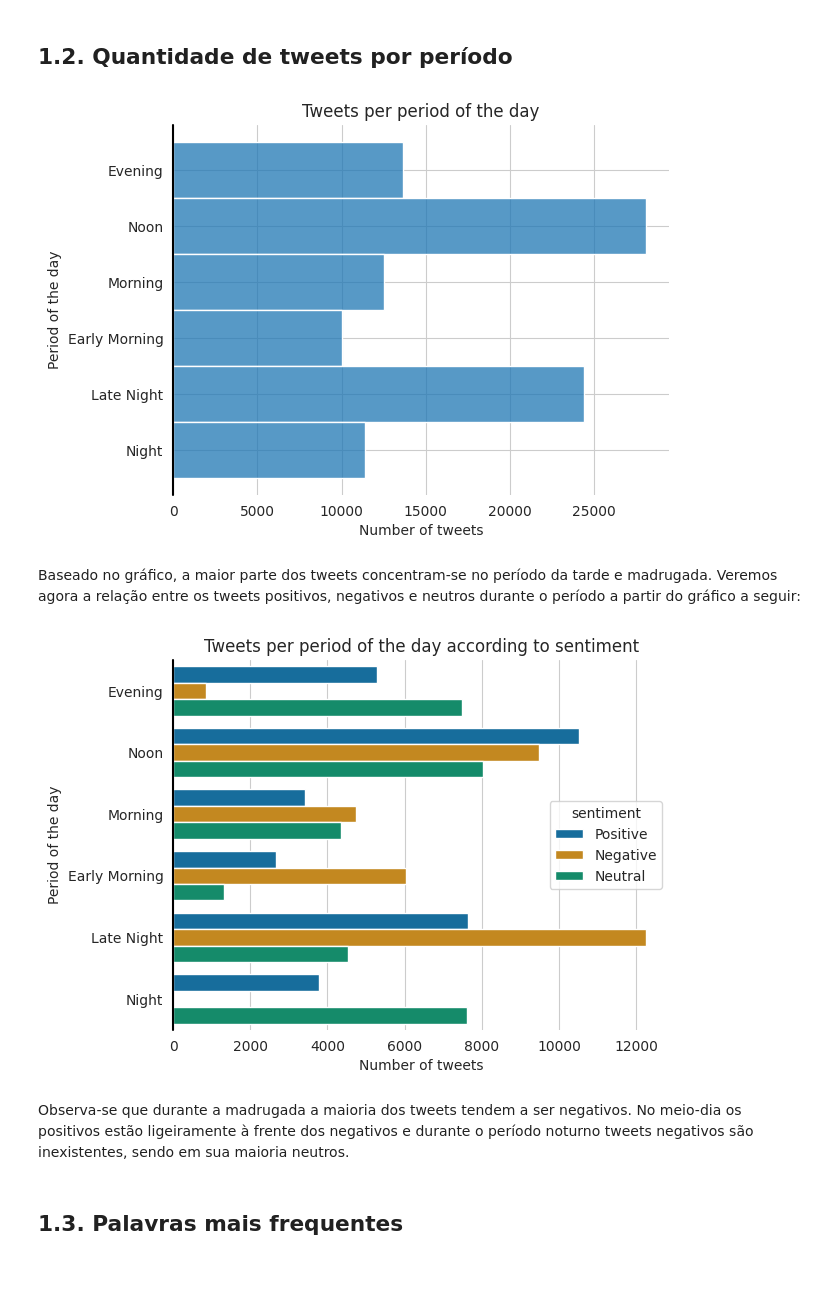
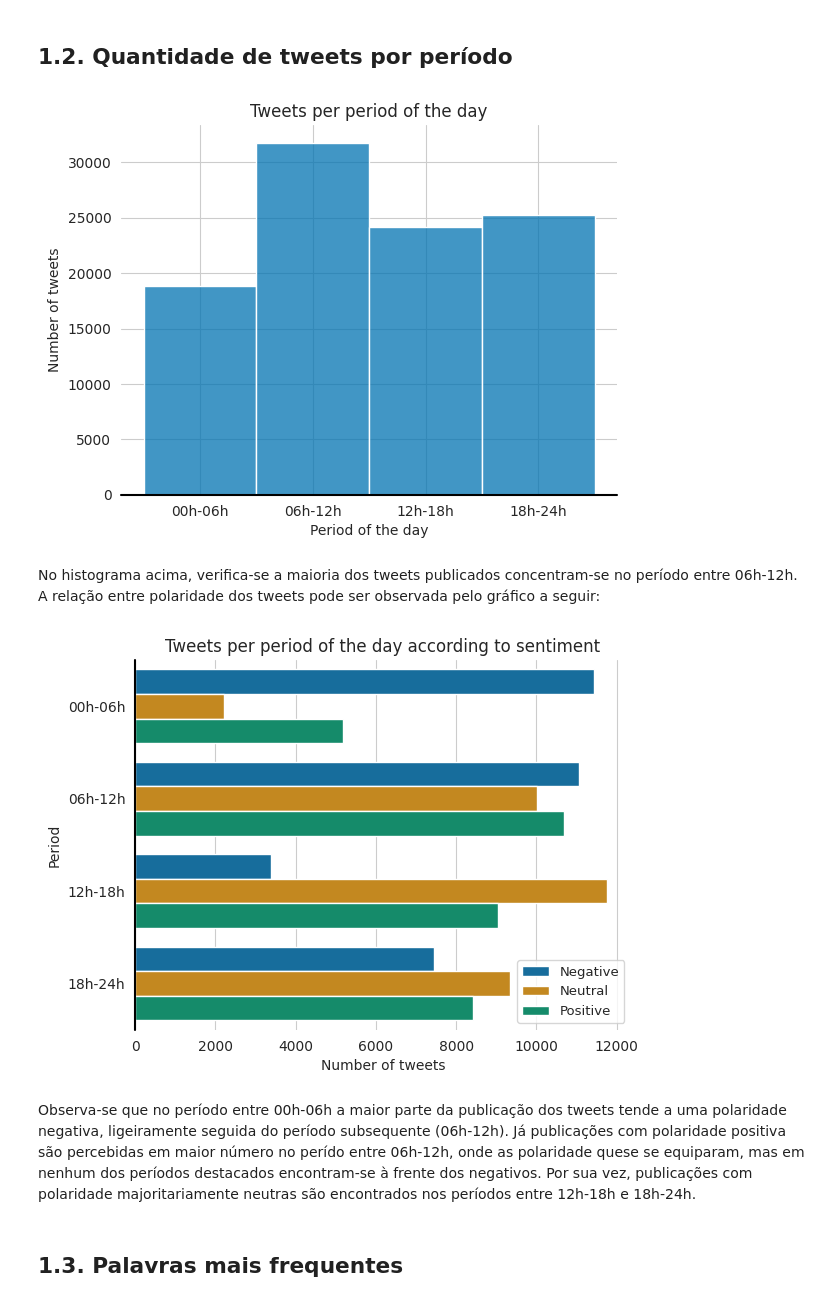
Before and after one commit to atlantico-academy/twitter-sentiment-analysis, a Jupyter notebook: notebooks/01-exploratory_data_analysis.ipynb, the cells around one changed output. Cells and saved outputs as stored; diff of their text form; code cells hidden in the pictures; blank space fills up the shorter version.

```diff
--- a/notebooks/01-exploratory_data_analysis.ipynb
+++ b/notebooks/01-exploratory_data_analysis.ipynb
@@ -84,15 +85,2 @@ A base de dados não possui valores nulos.
 # %% [markdown]
 ## 1.1. Obtenção dos períodos do dia
-# %%
-db['date'] = pd.to_datetime(db['tweet_date'])
-db['period'] = (db['date'].dt.hour % 24 + 4) // 4
-db['period'].replace({1: 'Late Night',
-                      2: 'Early Morning',
-                      3: 'Morning',
-                      4: 'Noon',
-                      5: 'Evening',
-                      6: 'Night'}, inplace=True)
-db['sentiment'].replace({0: 'Negative',
-                         1: 'Positive',
-                         2: 'Neutral'}, inplace=True)
-db.head()
@@ -105,0 +87,22 @@ db.head()
+# %%
+# obtenção de dados do dataset
+db['date'] = pd.to_datetime(db['tweet_date'])
+
+#conversão do horário para UTC -3
+db['date'] = db.date.dt.tz_convert('Brazil/East')
+
+# padronização em horas
+db['period'] = db['date'].dt.hour % 24
+
+# dicionário com horários
+db['period'].replace({0: '00h-06h', 1: '00h-06h', 2: '00h-06h', 3: '00h-06h', 4: '00h-06h', 5: '00h-06h',
+                      6: '06h-12h', 7: '06h-12h', 8: '06h-12h', 9: '06h-12h', 10: '06h-12h', 11: '06h-12h',
+                     12: '12h-18h', 13: '12h-18h', 14: '12h-18h', 15: '12h-18h', 16: '12h-18h', 17: '12h-18h',
+                     18: '18h-24h', 19: '18h-24h', 20: '18h-24h', 21: '18h-24h', 22: '18h-24h', 23: '18h-24h'}, inplace=True)
+
+# sentimento
+db['sentiment'].replace({0: 'Negative',
+                         1: 'Positive',
+                         2: 'Neutral'}, inplace=True)
+
+db.head()
@@ -106,31 +119,36 @@ db.head()
 # %% [markdown]
 ## 1.2. Quantidade de tweets por período
 # %%
+db = db.sort_values(by='period')
 sns.set_style('whitegrid')
-axis = sns.histplot(data=db, y='period')
+axis = sns.histplot(data=db, x= 'period')
 axis.set(frame_on=False)
-axis.axvline(0, color='k', clip_on=False)
-plt.ylabel('Period of the day')
-plt.xlabel('Number of tweets')
+axis.axhline(0, color='k', clip_on=False)
+plt.xlabel('Period of the day')
+plt.ylabel('Number of tweets')
 plt.title('Tweets per period of the day')
 plt.show()
 # %% [output]
-[figure, old version]
+[figure, new version]
-# %% [markdown]
-Baseado no gráfico, a maior parte dos tweets concentram-se no período da tarde e madrugada. Veremos agora a relação entre os tweets positivos, negativos e neutros durante o período a partir do gráfico a seguir:
+# %% [markdown]
+No histograma acima, verifica-se a maioria dos tweets publicados concentram-se no período entre 06h-12h.
+A relação entre polaridade dos tweets pode ser observada pelo gráfico a seguir:
 # %%
 sns.set_style('whitegrid')
-axis = sns.countplot(data=db, y='period', hue='sentiment',)
-                   #palette={'Negative': 'red', 'Neutral': 'gray' , 'Positive': 'green'})
+axis = sns.countplot(data=db, y='period', hue='sentiment', order = lista_ord)
+
 axis.set(frame_on=False)
 axis.axvline(0, color='k', clip_on=False)
-plt.ylabel('Period of the day')
+plt.ylabel('Period')
 plt.xlabel('Number of tweets')
 plt.title('Tweets per period of the day according to sentiment')
+plt.legend(fontsize='9.5')
 plt.show()
 # %% [output]
-[figure, old version]
+[figure, new version]
-# %% [markdown]
-Observa-se que durante a madrugada a maioria dos tweets tendem a ser negativos. No meio-dia os positivos estão ligeiramente à frente dos negativos e durante o período noturno tweets negativos são inexistentes, sendo em sua maioria neutros.
+# %% [markdown]
+Observa-se que no período entre 00h-06h a maior parte da publicação dos tweets tende a uma polaridade negativa, ligeiramente seguida do período subsequente (06h-12h).
+Já publicações com polaridade positiva são percebidas em maior número no perído entre 06h-12h, onde as polaridade quese se equiparam, mas em nenhum dos períodos destacados encontram-se à frente dos negativos.
+Por sua vez, publicações com polaridade majoritariamente neutras são encontrados nos períodos entre 12h-18h e 18h-24h.
 # %% [markdown]
 ## 1.3. Palavras mais frequentes
```
Also changed, not shown: parts of 34 cells of this notebook, 4 other files.
